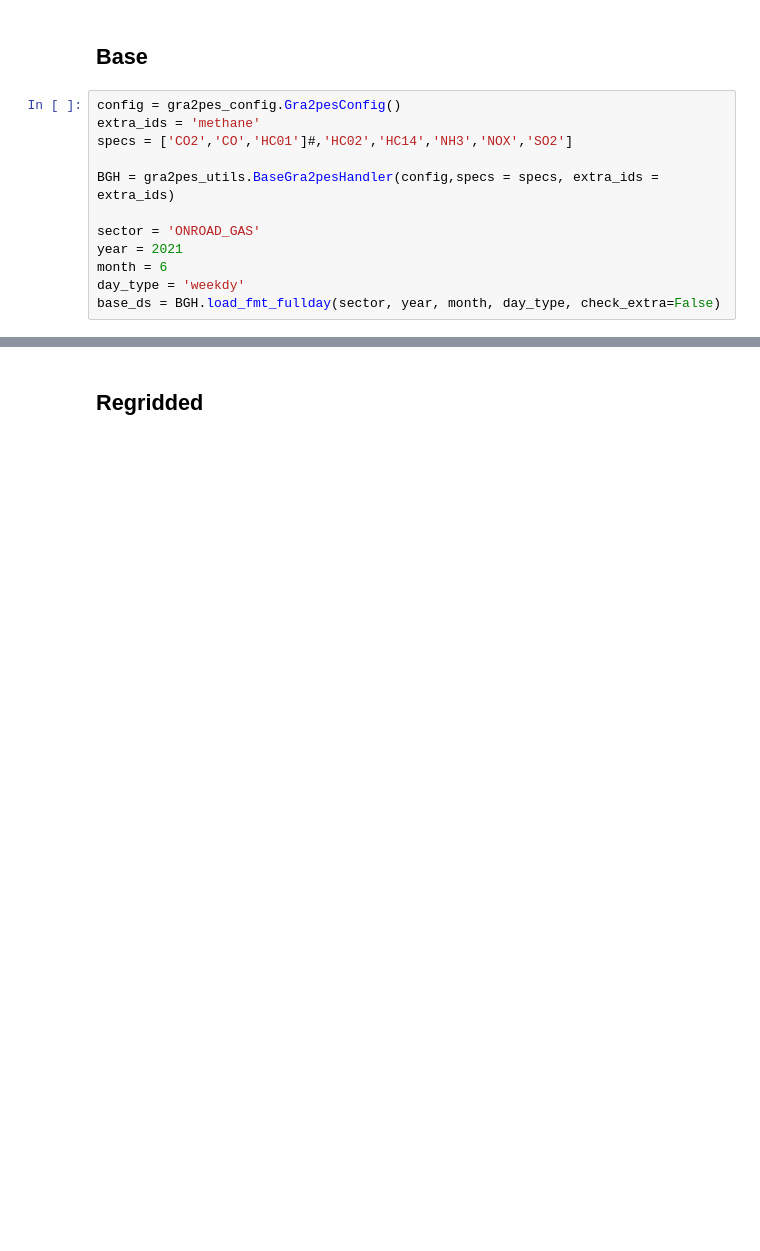
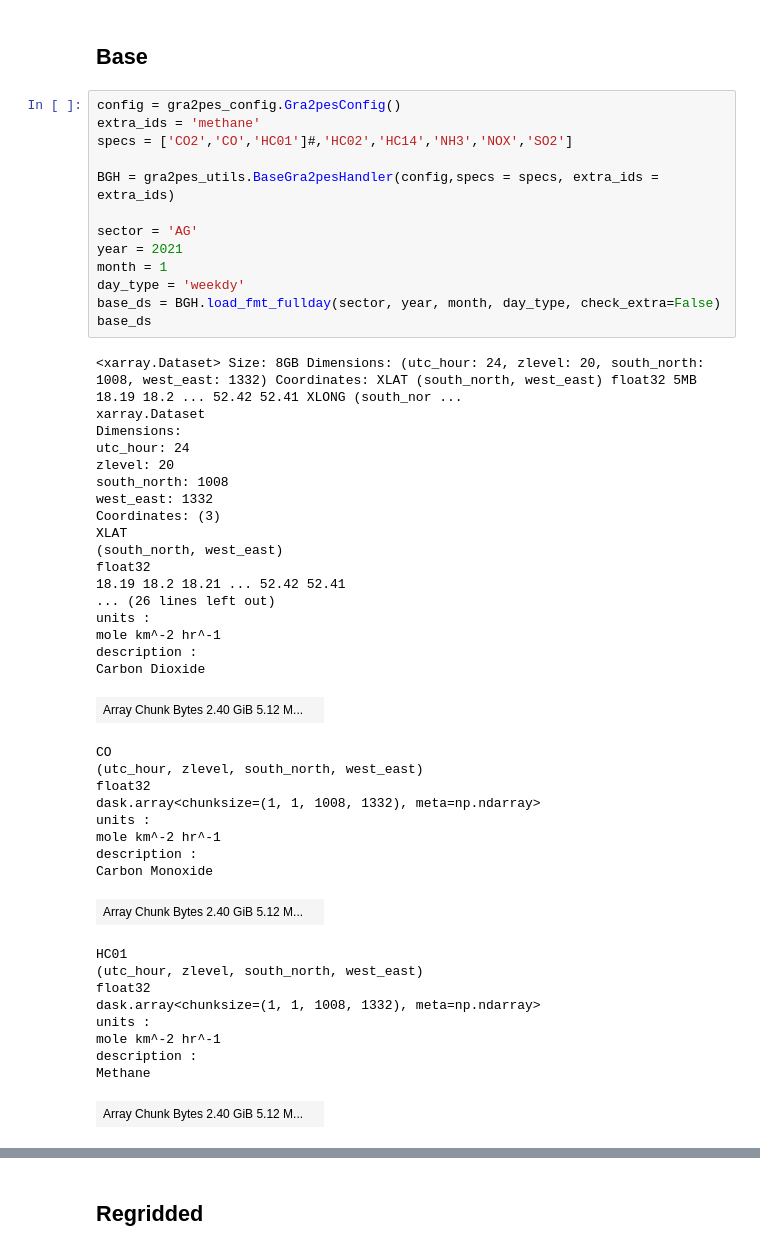
Before and after one commit to agmeyer4/atmos, a Jupyter notebook: ipynbs/inventories.ipynb, the cells around one changed output, grey strips where cells are left out. Cells and saved outputs as stored; diff of their text form; blank space fills up the shorter version.

```diff
--- a/ipynbs/inventories.ipynb
+++ b/ipynbs/inventories.ipynb
@@ -640,12 +640,50 @@ plt.show()
 # %%
 config = gra2pes_config.Gra2pesConfig()
 extra_ids = 'methane'
 specs = ['CO2','CO','HC01']#,'HC02','HC14','NH3','NOX','SO2']
 
 BGH = gra2pes_utils.BaseGra2pesHandler(config,specs = specs, extra_ids = extra_ids)
 
-sector = 'ONROAD_GAS'
+sector = 'AG'
 year = 2021
-month = 6
+month = 1
 day_type = 'weekdy'
 base_ds = BGH.load_fmt_fullday(sector, year, month, day_type, check_extra=False)
+base_ds
+# %% [output]
+<xarray.Dataset> Size: 8GB Dimensions: (utc_hour: 24, zlevel: 20, south_north: 1008, west_east: 1332) Coordinates: XLAT (south_north, west_east) float32 5MB 18.19 18.2 ... 52.42 52.41 XLONG (south_nor ...
+xarray.Dataset
+Dimensions:
+utc_hour: 24
+zlevel: 20
+south_north: 1008
+west_east: 1332
+Coordinates: (3)
+XLAT
+(south_north, west_east)
+float32
+18.19 18.2 18.21 ... 52.42 52.41
+... (26 lines left out)
+units :
+mole km^-2 hr^-1
+description :
+Carbon Dioxide
+| Array Chunk Bytes 2.40 GiB 5.12 M... |  |
+CO
+(utc_hour, zlevel, south_north, west_east)
+float32
+dask.array<chunksize=(1, 1, 1008, 1332), meta=np.ndarray>
+units :
+mole km^-2 hr^-1
+description :
+Carbon Monoxide
+| Array Chunk Bytes 2.40 GiB 5.12 M... |  |
+HC01
+(utc_hour, zlevel, south_north, west_east)
+float32
+dask.array<chunksize=(1, 1, 1008, 1332), meta=np.ndarray>
+units :
+mole km^-2 hr^-1
+description :
+Methane
+| Array Chunk Bytes 2.40 GiB 5.12 M... |  |
```
Also changed, not shown: parts of 1 cell of this notebook, 25 other files.
